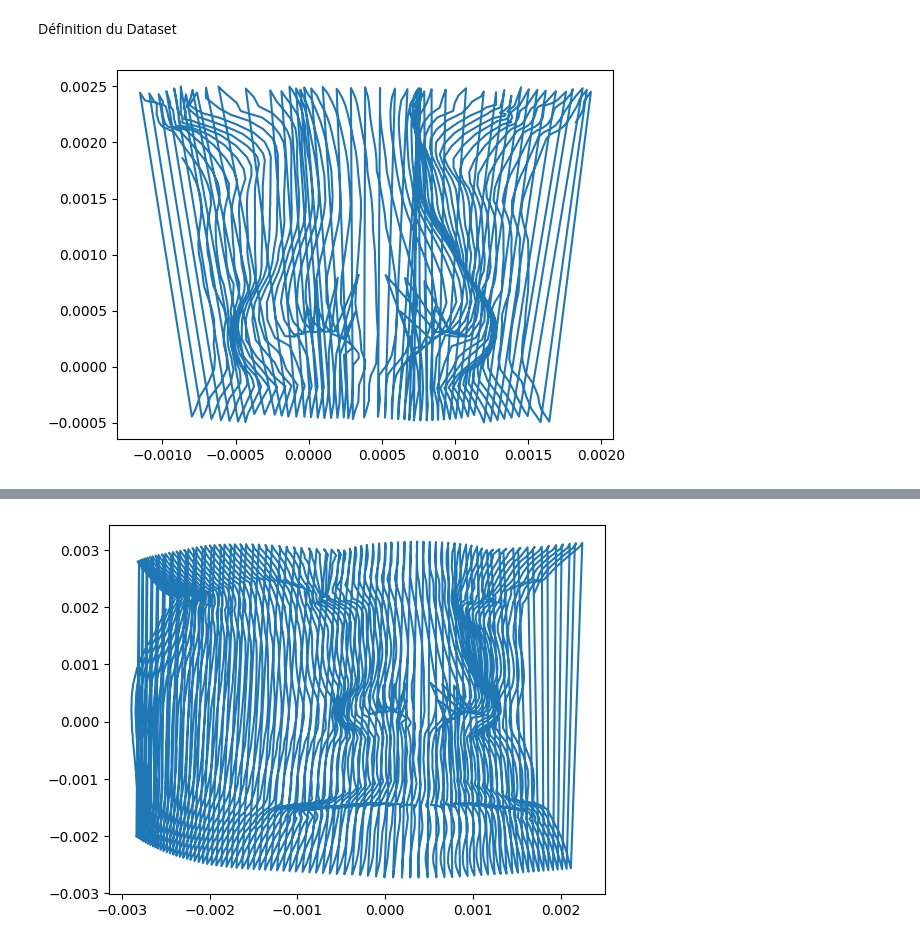
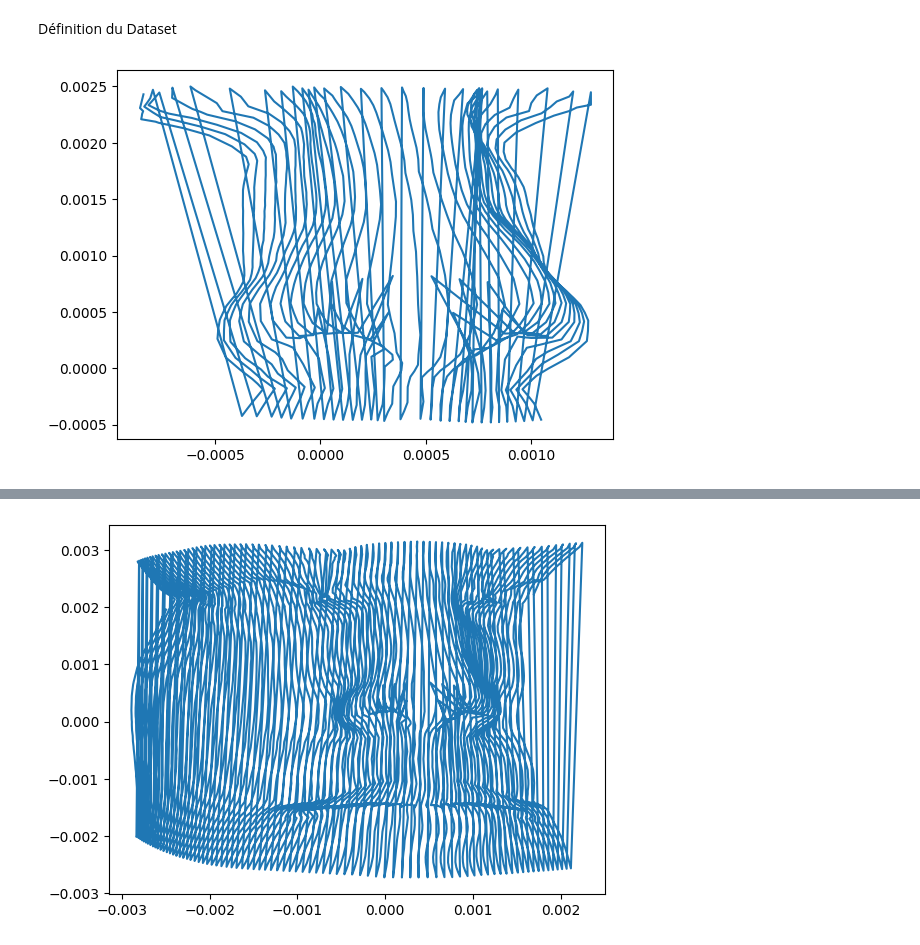
Before and after one commit to Salahidine2002/Statistical_shape_modeling, a Jupyter notebook: Gaussian regression/Notebook_regression_meshes.ipynb, the cells around one changed output, grey strips where cells are left out. Saved outputs shown, nothing was run; the diff lists cells and outputs as text; code cells hidden in the pictures.

```diff
--- a/Gaussian regression/Notebook_regression_meshes.ipynb
+++ b/Gaussian regression/Notebook_regression_meshes.ipynb
@@ -375,20 +379,20 @@ shapes = Sequence(np.array(new_shape_list))
 # %%
 nodes_test = shape_test.nodes.samples
 obs_dict = {}
 liste_X = []
 liste_Y = []
 for id_node in range(len(nodes_test)):
-    if id_node in range(5*len(nodes_test)//12, len(nodes_test)):
+    if id_node in range(6*len(nodes_test)//12, 6*len(nodes_test)//7):
         if nodes_test[id_node].coordinates[1] >= -0.0005 and nodes_test[id_node].coordinates[1] <= 0.0025:
             liste_X.append(nodes_test[id_node].coordinates[0])
             liste_Y.append(nodes_test[id_node].coordinates[1])
         else:
             obs_dict[id_node] = np.array(nodes_test[id_node].coordinates)
     else:
         obs_dict[id_node] = np.array(nodes_test[id_node].coordinates)
 
 plt.plot(liste_X,liste_Y)
 plt.show()
 # %% [output]
-[figure, old version]
+[figure, new version]
 # %%
```
Also changed, not shown: parts of 5 cells of this notebook.
